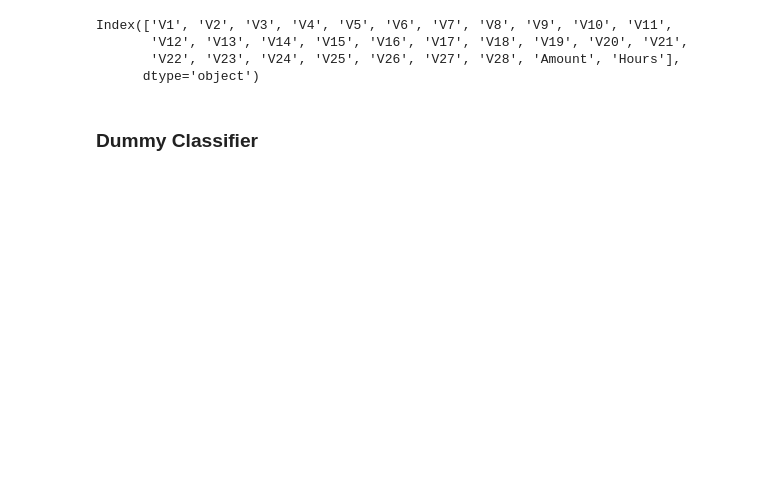
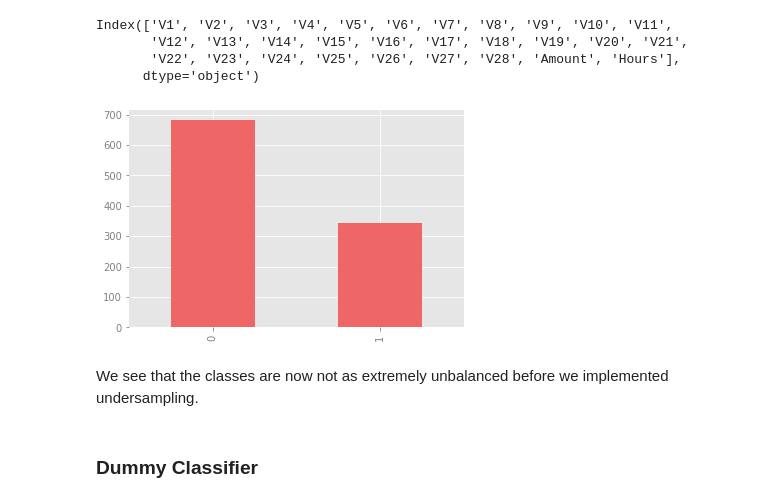
Before and after one commit to Lewis34cs/Credit_Card_Fraud_Detection, a Jupyter notebook: creditcard_fraud.ipynb, the cells around one changed output. Saved outputs shown, nothing was run; the diff lists cells and outputs as text; code cells hidden in the pictures; blank space fills up the shorter version.

```diff
--- a/creditcard_fraud.ipynb
+++ b/creditcard_fraud.ipynb
@@ -252,6 +257,12 @@ Index(['V1', 'V2', 'V3', 'V4', 'V5', 'V6', 'V7', 'V8', 'V9', 'V10', 'V11',
        'V12', 'V13', 'V14', 'V15', 'V16', 'V17', 'V18', 'V19', 'V20', 'V21',
        'V22', 'V23', 'V24', 'V25', 'V26', 'V27', 'V28', 'Amount', 'Hours'],
       dtype='object')
+# %%
+y_train.value_counts().plot(kind='bar');
+# %% [output]
+[figure, added]
+# %% [markdown]
+We see that the classes are now not as extremely unbalanced before we implemented undersampling.
 # %% [markdown]
 ### Dummy Classifier
 # %%
```
Also changed, not shown: parts of 14 cells of this notebook.
